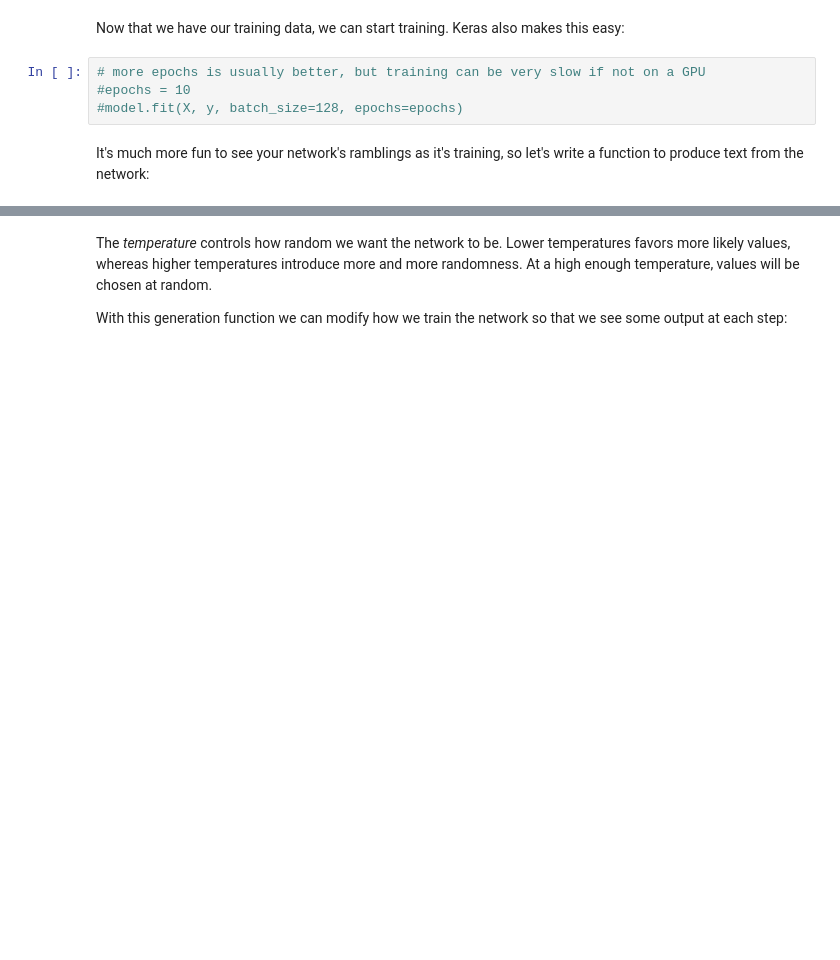
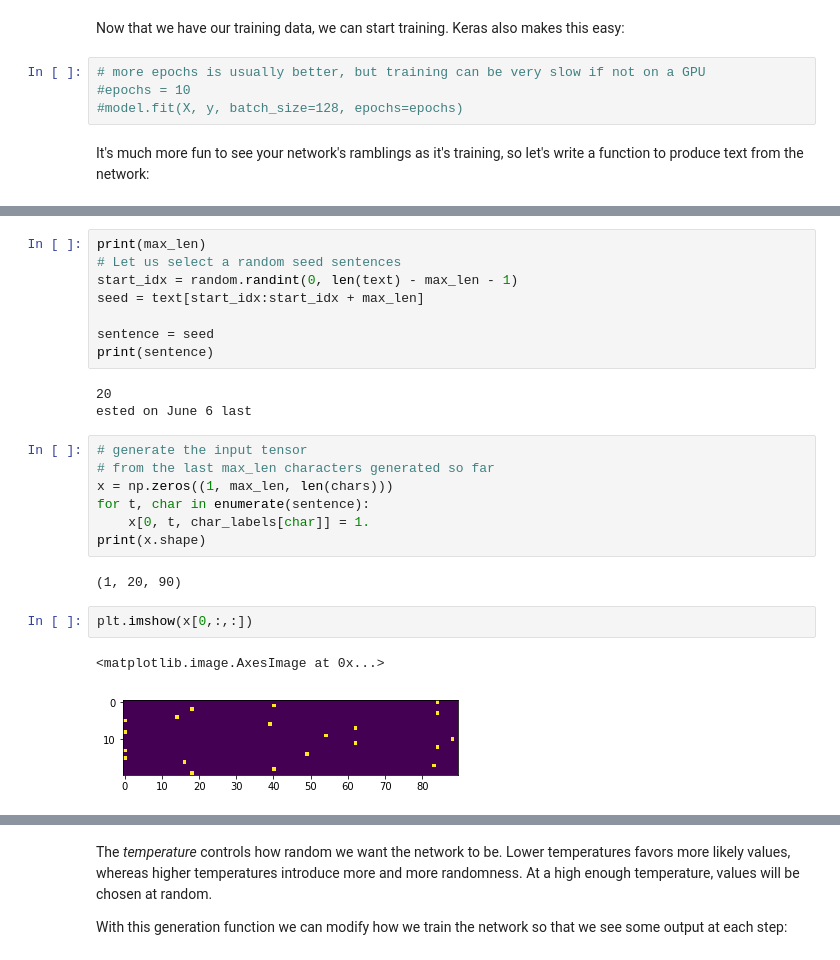
Before and after one commit to bapoczos/ArtML, a Jupyter notebook: text-generation-LSTM/notebooks/recurrent_neural_networks.ipynb, the cells around one changed output, grey strips where cells are left out. Saved outputs shown, nothing was run; the diff lists cells and outputs as text; blank space fills up the shorter version.

```diff
--- a/text-generation-LSTM/notebooks/recurrent_neural_networks.ipynb
+++ b/text-generation-LSTM/notebooks/recurrent_neural_networks.ipynb
@@ -169,0 +325,25 @@ It's much more fun to see your network's ramblings as it's training, so let's wr
+# %%
+print(max_len)
+# Let us select a random seed sentences
+start_idx = random.randint(0, len(text) - max_len - 1)
+seed = text[start_idx:start_idx + max_len]
+
+sentence = seed
+print(sentence)
+# %% [output]
+20
+ested on June 6 last
+# %%
+# generate the input tensor
+# from the last max_len characters generated so far
+x = np.zeros((1, max_len, len(chars)))
+for t, char in enumerate(sentence):
+    x[0, t, char_labels[char]] = 1.
+print(x.shape)
+# %% [output]
+(1, 20, 90)
+# %%
+plt.imshow(x[0,:,:])
+# %% [output]
+<matplotlib.image.AxesImage at 0x...>
+[figure, added]
```
Also changed, not shown: parts of 31 cells of this notebook.
